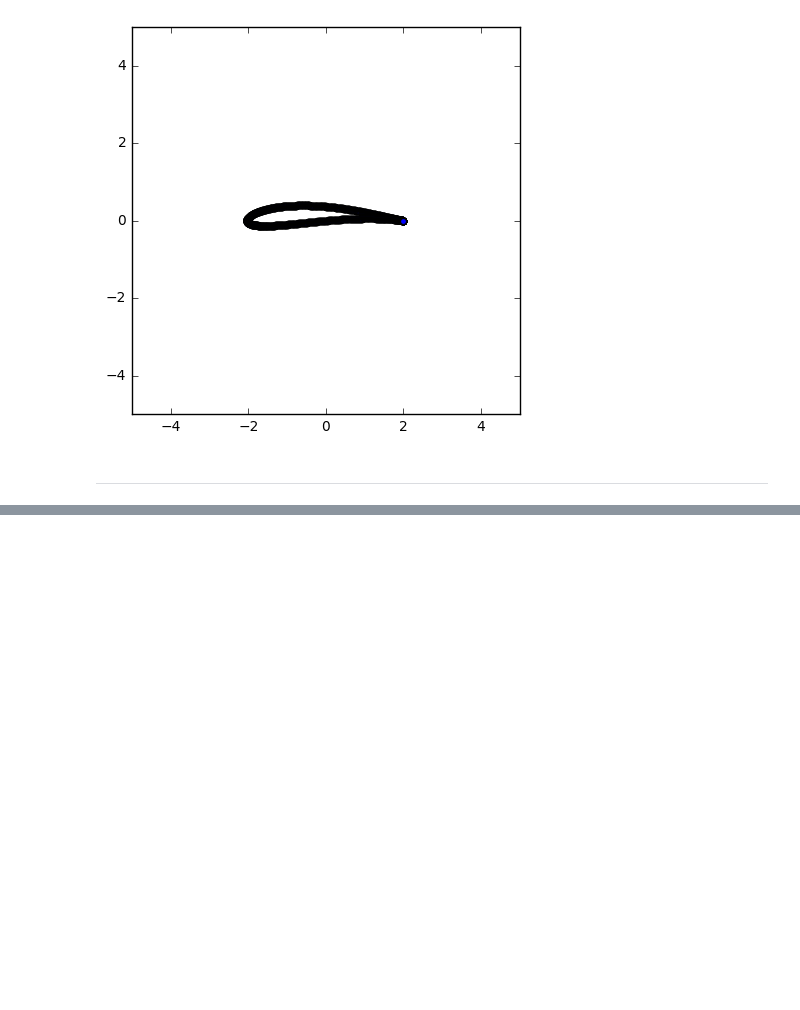
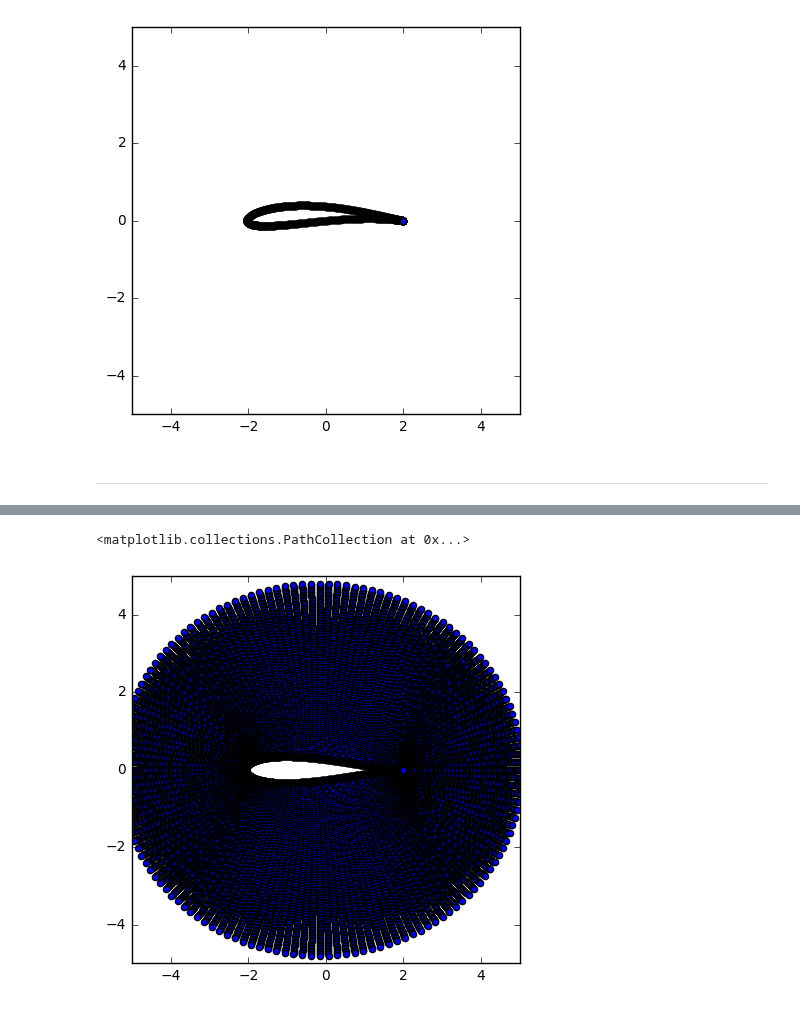
Before and after one commit to iamisrapel/MAE6226, a Jupyter notebook: 06_assignment.ipynb, the cells around one changed output, grey strips where cells are left out. Drawn from its saved outputs; the diff is of its cells as text; code cells hidden in the pictures; blank space fills up the shorter version.

```diff
--- a/06_assignment.ipynb
+++ b/06_assignment.ipynb
@@ -80,0 +112,12 @@ pyplot.scatter(z_3trans.real,z_3trans.imag)
+# %%
+zz = xx+1j*yy
+zz_trans=j_trans(zz,c)
+# %%
+pyplot.figure(figsize = (5,5))
+pyplot.xlim(-5,5)
+pyplot.ylim(-5,5)
+pyplot.scatter(zz_trans.real,zz_trans.imag)
+pyplot.scatter(z_4trans.real,z_4trans.imag,color)
+# %% [output]
+<matplotlib.collections.PathCollection at 0x...>
+[figure, added]
```
Also changed, not shown: parts of 5 cells of this notebook.
